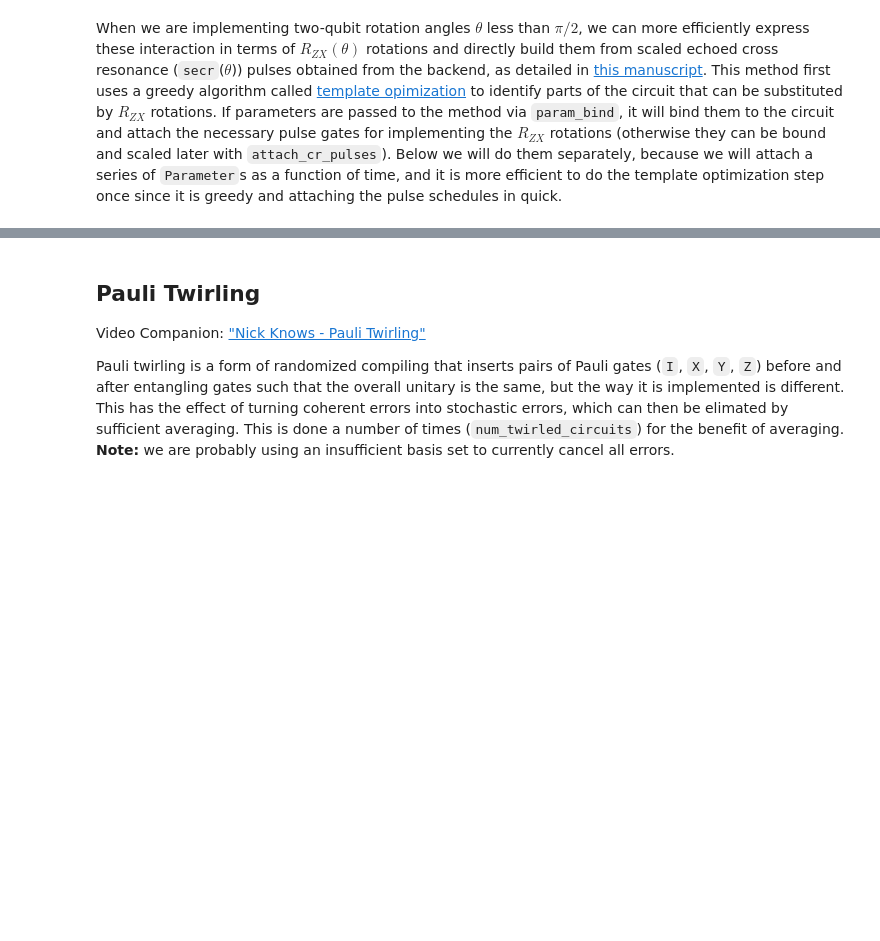
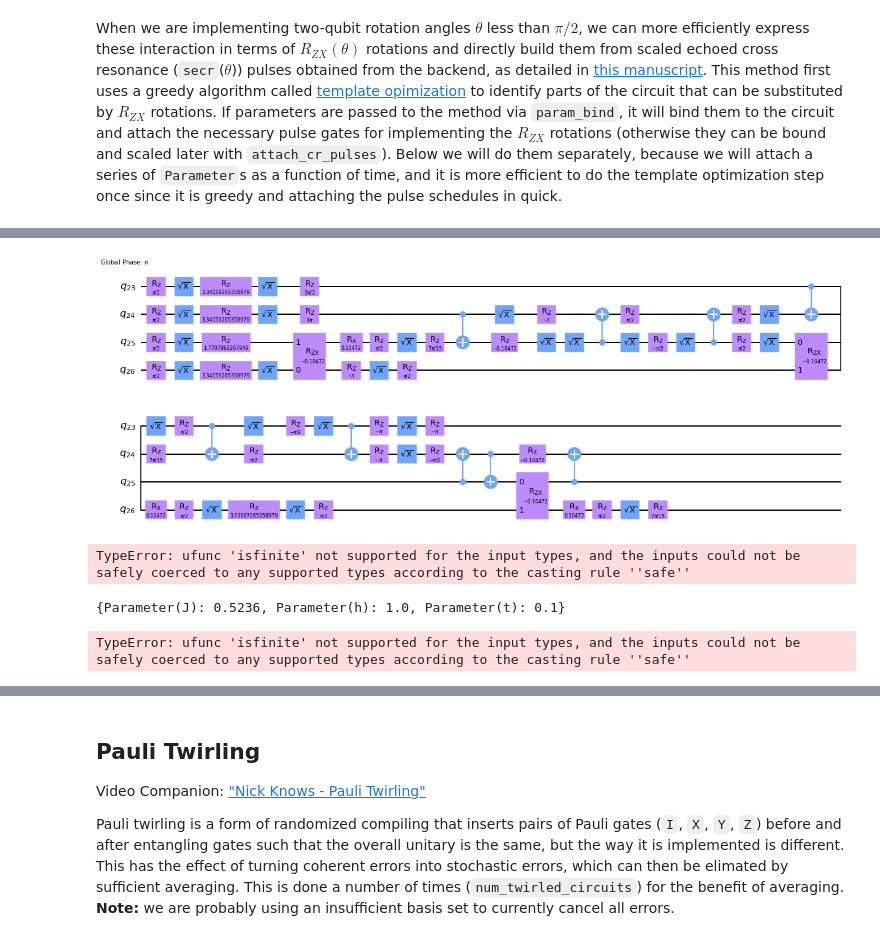
Before and after one commit to qiskit-community/qiskit-research, a Jupyter notebook: docs/getting_started.ipynb, the cells around one changed output, grey strips where cells are left out. Saved outputs shown, nothing was run; the diff lists cells and outputs as text; code cells hidden in the pictures; blank space fills up the shorter version.

```diff
--- a/docs/getting_started.ipynb
+++ b/docs/getting_started.ipynb
@@ -174,14 +184,29 @@ When we are implementing two-qubit rotation angles $\theta$ less than $\pi/2$, w
+# %%
+trot_circ_sca.bind_parameters(param_bind).draw('mpl', idle_wires=False)
+# %% [output]
+[figure, added]
+# %%
+from qiskit_research.utils.convenience import attach_cr_pulses
+attach_cr_pulses(trot_circ_sca, backend, param_bind).draw('mpl')
+# %% [output]
+TypeError: ufunc 'isfinite' not supported for the input types, and the inputs could not be safely coerced to any supported types according to the casting rule ''safe''
+# %%
+param_bind
+# %% [output]
+{Parameter(J): 0.5236, Parameter(h): 1.0, Parameter(t): 0.1}
 # %%
 from helper import build_ising_circuits
 
-num_trotter_steps = 1 # 5 value from manuscript
-num_time_steps = 51
+num_trotter_steps = 5 # 5 value from manuscript
+num_time_steps = 30
 stop_time = 3 # 10
-t_range = np.linspace(0, stop_time, num_time_steps)  # values from manuscript
-param_bind = {JJ: 0.5236, hh: 1}  # values from manuscript
+t_range = np.linspace(0.1, stop_time, num_time_steps)  # values from manuscript
+param_bind = {JJ: 0.5236, hh: 1.0}  # values from manuscript
 
-# circs = build_ising_circuits(trot_circ_sca, backend, num_trotter_steps, my_layout, param_bind, t_range)
-circs = build_ising_circuits(transpile(trot_circ, basis_gates=['rz','sx','x','cx']), backend, num_trotter_steps, [0, 1, 2, 3], param_bind, t_range)
+circs = build_ising_circuits(trot_circ_sca, backend, num_trotter_steps, my_layout, param_bind, t_range)
+# circs = build_ising_circuits(transpile(trot_circ_sca), backend, num_trotter_steps, [0, 1, 2, 3], param_bind, t_range)
+# %% [output]
+TypeError: ufunc 'isfinite' not supported for the input types, and the inputs could not be safely coerced to any supported types according to the casting rule ''safe''
 # %%
 circs[-1].draw('mpl', idle_wires=False)
 # %% [output]
```
Also changed, not shown: parts of 19 cells of this notebook, 1 other file.
